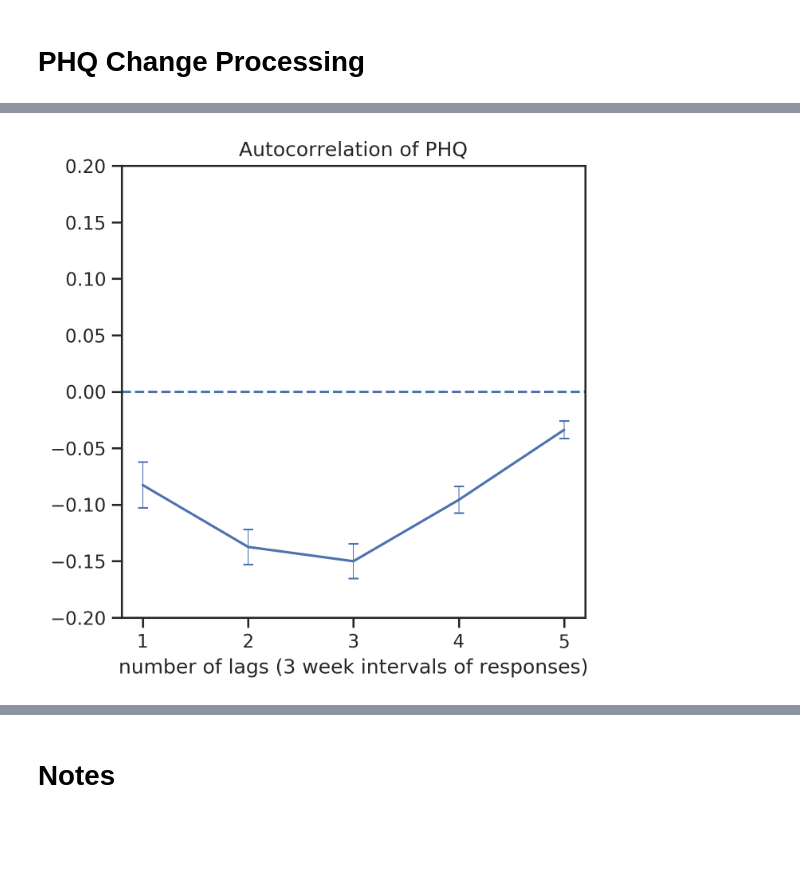
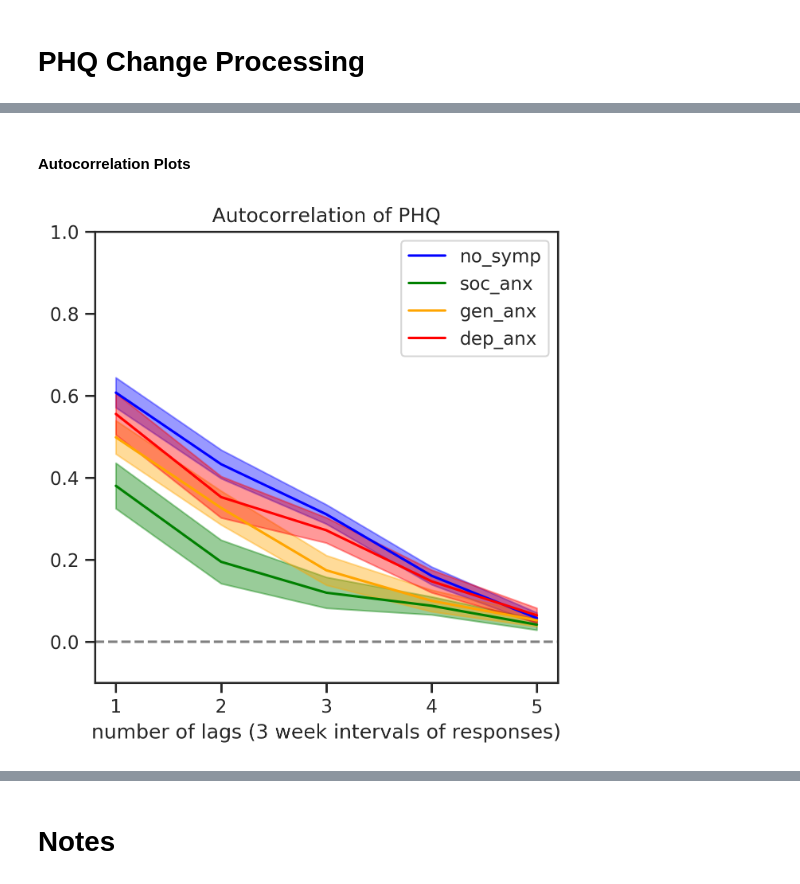
Before and after one commit to tliu526/lifesense, a Jupyter notebook: lifesense_cluster_processing.ipynb, the cells around one changed output, grey strips where cells are left out. Cells and saved outputs as stored; diff of their text form; code cells hidden in the pictures; blank space fills up the shorter version.

```diff
--- a/lifesense_cluster_processing.ipynb
+++ b/lifesense_cluster_processing.ipynb
@@ -807,23 +1023,47 @@ plt.show()
+# %% [markdown]
+#### Autocorrelation Plots
 # %%
-def plot_autocorr(ids, df, max_lags):
-    """Builds autocorrelation plot for the given ids and dataframe"""
+plot_se = True
+
+max_lags = 5
+_, ac_cluster0_df = build_autocorr(fill_shift_df[fill_shift_df['cluster'] == 0], 'mean_ctr_phq', wave1_ids, max_lags=max_lags)
+_, ac_cluster1_df = build_autocorr(fill_shift_df[fill_shift_df['cluster'] == 1], 'mean_ctr_phq', wave1_ids, max_lags=max_lags)
+_, ac_cluster2_df = build_autocorr(fill_shift_df[fill_shift_df['cluster'] == 2], 'mean_ctr_phq', wave1_ids, max_lags=max_lags)
+_, ac_cluster3_df = build_autocorr(fill_shift_df[fill_shift_df['cluster'] == 3], 'mean_ctr_phq', wave1_ids, max_lags=max_lags)
+
+ac_dfs = [('no_symp', 'blue', ac_cluster0_df),
+          ('soc_anx', 'green', ac_cluster1_df),
+          ('gen_anx', 'orange', ac_cluster2_df),
+          ('dep_anx', 'red', ac_cluster3_df)]
+
+x = np.arange(1, max_lags+1)
+baseline = np.zeros(max_lags)
+
+ac_phq_df = ac_phq_df.dropna()
+plt.rcParams["figure.figsize"] = [5,5]
+
+for label, color, df in ac_dfs:
+    df = df.dropna()
+    cluster_mean = np.mean(df, axis=0).tolist()[1:]
+    cluster_err = np.std(df, axis=0).tolist()[1:]/np.sqrt(df.shape[0])
+    plt.plot(x, cluster_mean, color=color, label=label)
+    if plot_se:
+        plt.fill_between(x, cluster_mean-cluster_err, cluster_mean+cluster_err,
+                         color=color, alpha=0.4)
+
+#cluster0_mean = np.mean(ac_cluster0_df, axis=0).tolist()[1:]
+#cluster0_err = np.std(ac_phq_df, axis=0).tolist()[1:]/np.sqrt(ac_phq_df.shape[0])
+#plt.plot(x, cluster0_mean, color='blue', label='no_symp')
+#plt.fill_between(x, cluster0_mean-cluster0_err, cluster0_mean+cluster0_err,
+#                 color='blue', alpha=0.4)
 
 
-    ac_phq_dict, ac_phq_df = build_autocorr(df, 'phq_total_sc', ids, max_lags=max_lags)
-    x = np.arange(1, max_lags+1)
-    baseline = np.zeros(max_lags)
-
-    ac_phq_df = ac_phq_df.dropna()
-    plt.rcParams["figure.figsize"] = [5,5]
-    plt.errorbar(x, np.mean(ac_phq_df, axis=0).tolist()[1:], yerr=(np.std(ac_phq_df, axis=0).tolist()[1:]/np.sqrt(ac_phq_df.shape[0])), elinewidth=0.5, capsize=3)
-    plt.xticks(np.arange(1, n_lags+1, 1))
-    plt.title("Autocorrelation of PHQ")
-    plt.xlabel("number of lags (3 week intervals of responses)")
-    plt.ylim(-.2,.2)
-    plt.axhline(y=0, ls='--')
-    plt.show()
+plt.legend()
+plt.xticks(np.arange(1, n_lags+1, 1))
+plt.title("Autocorrelation of PHQ")
+plt.xlabel("number of lags (3 week intervals of responses)")
+plt.ylim(-.1,1)
+plt.axhline(y=0, ls='--', color='grey')
+plt.show()
+# %% [output]
+[figure, added]
-# %%
-sel_state_df = phq_df[phq_df['redcap_event_name'] != 'week_0_arm_1']
-plot_autocorr(wave1_ids, sel_state_df, 5)
-# %% [output]
-[figure, removed]
```
Also changed, not shown: parts of 36 cells of this notebook.
